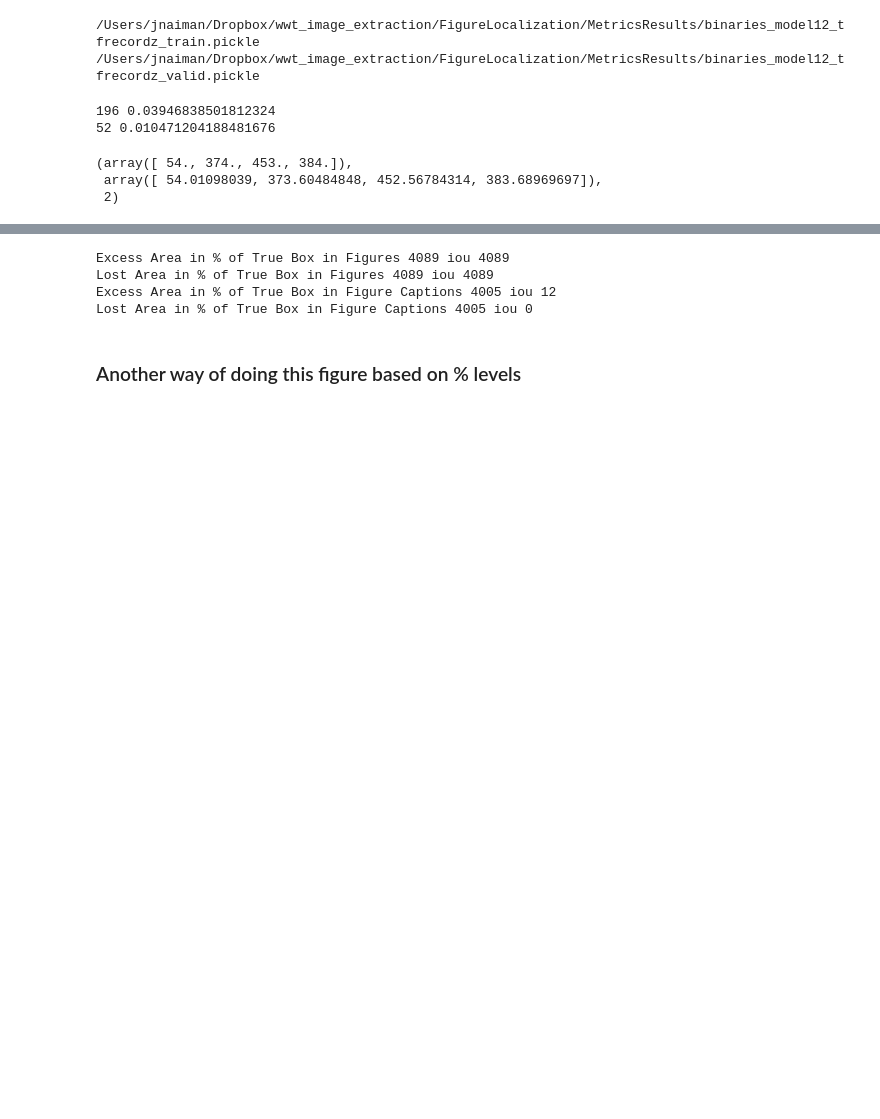
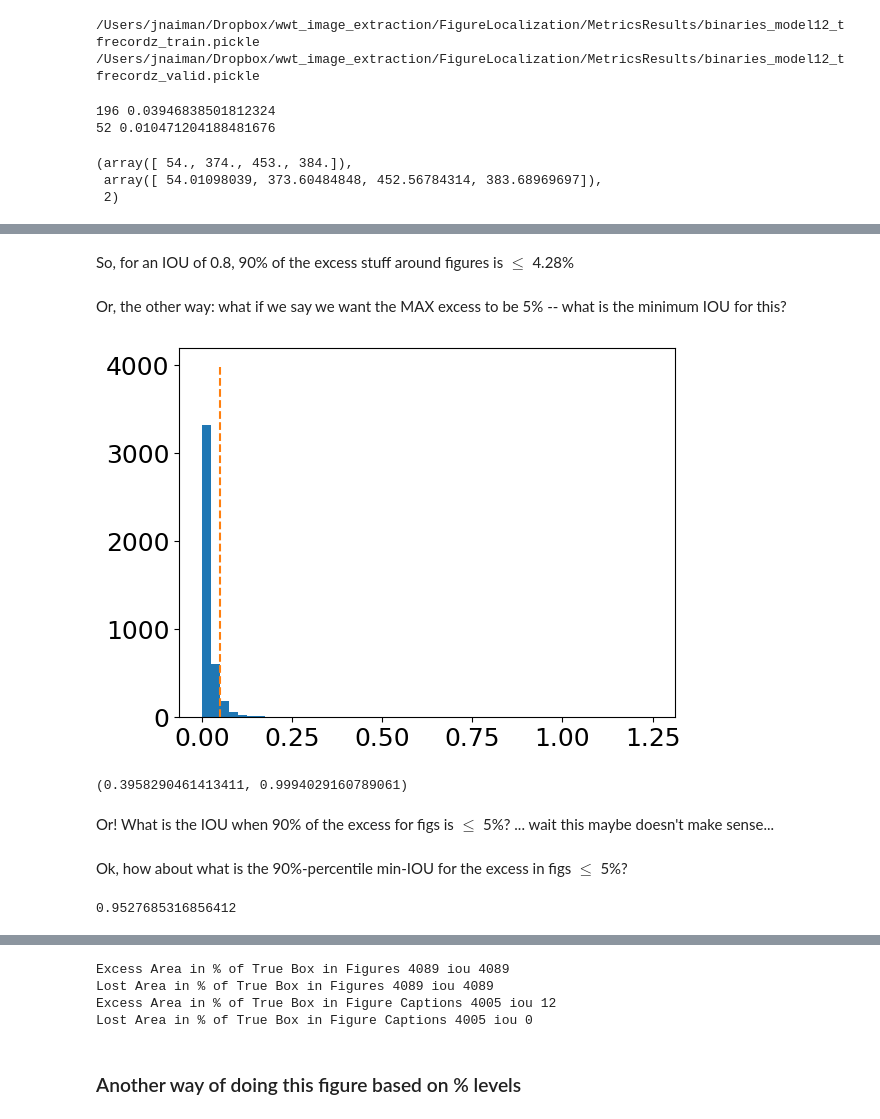
Before and after one commit to ReadingTimeMachine/digitization_at_high_localization, a Jupyter notebook: iou_vs_metrics_of_interest.ipynb, the cells around one changed output, grey strips where cells are left out. Saved outputs shown, nothing was run; the diff lists cells and outputs as text; code cells hidden in the pictures; blank space fills up the shorter version.

```diff
--- a/iou_vs_metrics_of_interest.ipynb
+++ b/iou_vs_metrics_of_interest.ipynb
@@ -193,0 +230,17 @@ ious_caps = np.array(ious_caps)
+# %% [markdown]
+So, for an IOU of 0.8, 90% of the excess stuff around figures is $\leq$ 4.28%
+# %% [markdown]
+Or, the other way: what if we say we want the MAX excess to be 5% -- what is the minimum IOU for this?
+# %%
+plt.hist(excess_figs[mask],bins=50)
+plt.plot([0.05, 0.05],[0,4000],'--')
+plt.show()
+# %% [output]
+[figure, added]
+# %%
+ioum2 = ious_figs[mask][excess_figs[mask] <=0.05]
+ioum2.min(), ioum2.max()
+# %% [output]
+(0.3958290461413411, 0.9994029160789061)
+# %% [markdown]
+Or!  What is the IOU when 90% of the excess for figs is $\leq$ 5%? ... wait this maybe doesn't make sense...
@@ -193,0 +254,11 @@ ious_caps = np.array(ious_caps)
+# %% [markdown]
+Ok, how about what is the 90%-percentile min-IOU for the excess in figs $\leq$ 5%?
+# %%
+cut_off_excess = 0.05
+dist_cut_off = 0.9
+
+ioum2 = ious_figs[mask][excess_figs[mask] <=cut_off_excess]
+
+np.percentile(ioum2, 100-dist_cut_off*100)
+# %% [output]
+0.9527685316856412
```
Also changed, not shown: parts of 27 cells of this notebook.
